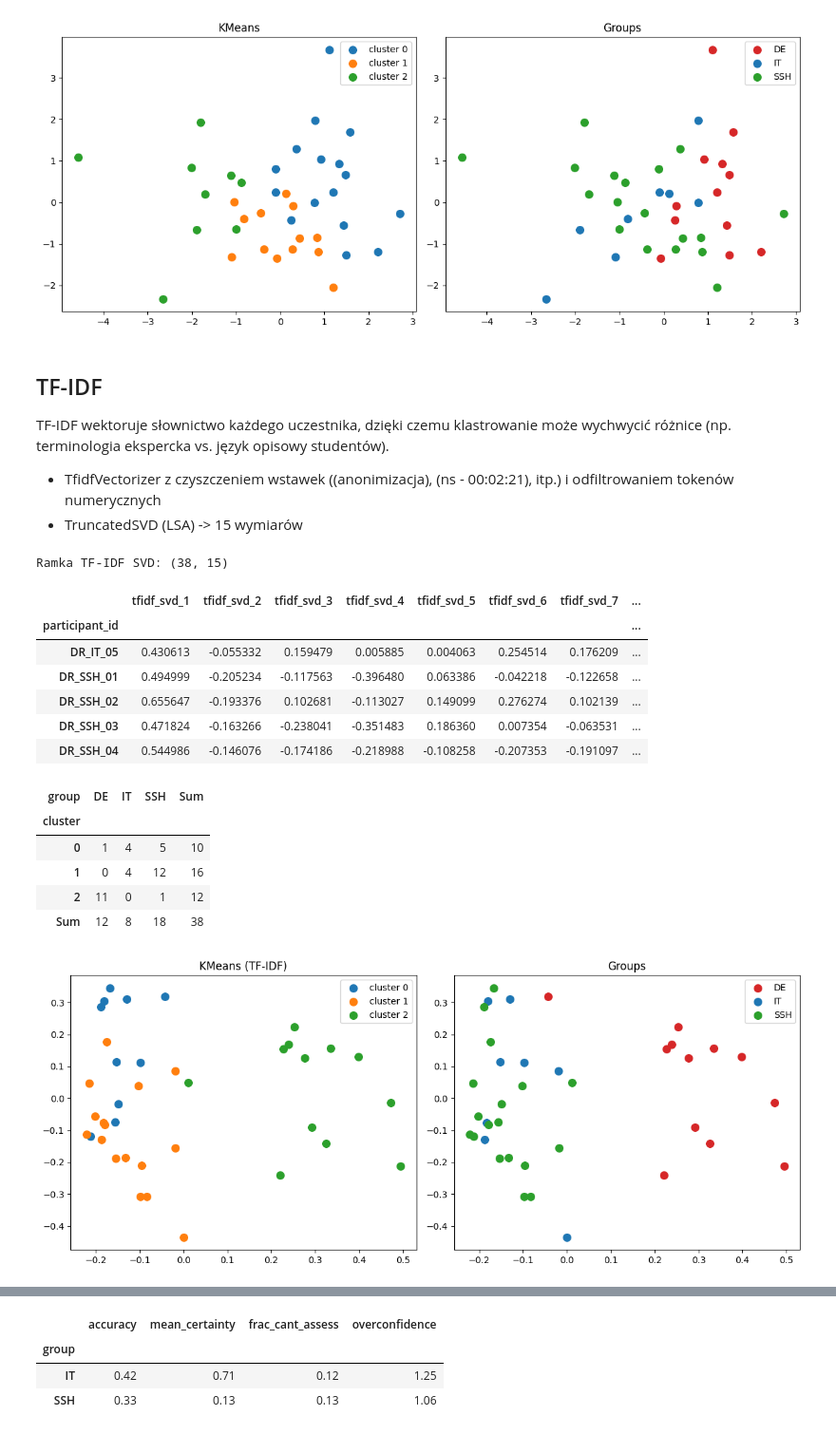
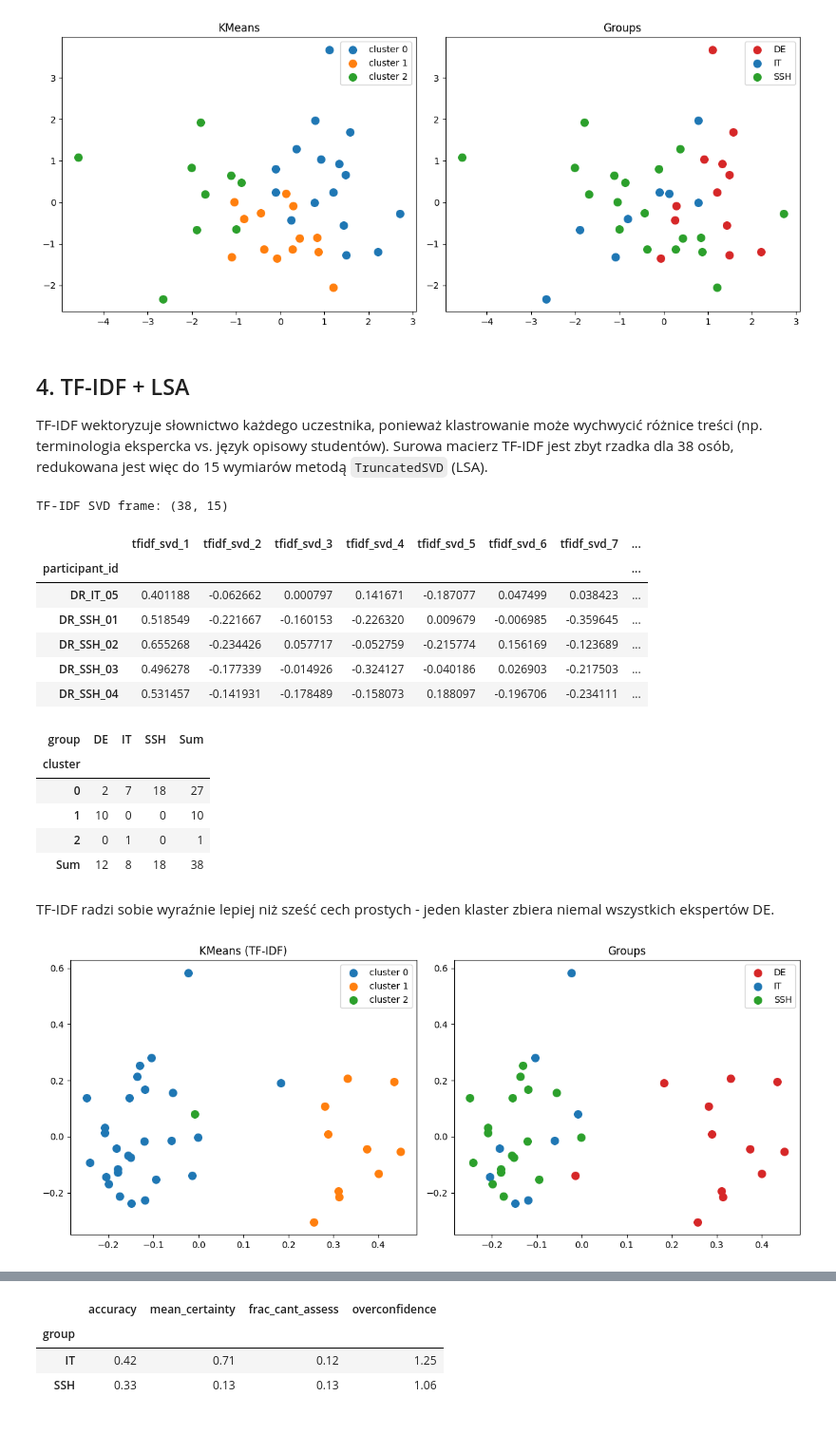
Before and after one commit to strek-o/xaifungi-analysis, a Jupyter notebook: analysis.ipynb, the cells around one changed output, grey strips where cells are left out. Shown at 95% size. Drawn from its saved outputs; the diff is of its cells as text; code cells hidden in the pictures.

```diff
--- a/analysis.ipynb
+++ b/analysis.ipynb
@@ -108,19 +173,11 @@ from sklearn.preprocessing import StandardScaler
 ids = feats.index.tolist()
 X_scaled = StandardScaler().fit_transform(feats.values)
 # %%
-from sklearn.cluster import KMeans
-
 kmeans = KMeans(n_clusters=3, random_state=42, n_init=20)
 clusters = kmeans.fit_predict(X_scaled)
 
-results = pd.DataFrame(
-    {
-        "participant_id": ids,
-        "cluster": clusters,
-    }
-)
+results = pd.DataFrame({"participant_id": ids, "cluster": clusters})
 results = results.merge(text_df[["participant_id", "group"]], on="participant_id")
-
 print(results["cluster"].value_counts().sort_index())
 # %% [output]
 cluster
@@ -164,37 +223,29 @@ plt.show()
 # %% [output]
 [figure]
 # %% [markdown]
-## TF-IDF
+## 4. TF-IDF + LSA
 
-TF-IDF wektoruje słownictwo każdego uczestnika, dzięki czemu klastrowanie może wychwycić różnice (np. terminologia ekspercka vs. język opisowy studentów).
-
-- TfidfVectorizer z czyszczeniem wstawek ((anonimizacja), (ns - 00:02:21), itp.) i odfiltrowaniem tokenów numerycznych
-- TruncatedSVD (LSA) -> 15 wymiarów
+TF-IDF wektoryzuje słownictwo każdego uczestnika, ponieważ klastrowanie może wychwycić różnice treści (np. terminologia ekspercka vs. język opisowy studentów). Surowa macierz TF-IDF jest zbyt rzadka dla 38 osób, redukowana jest więc do 15 wymiarów metodą `TruncatedSVD` (LSA).
 # %%
-from src.features import tfidf_svd_features, top_terms_per_cluster
-
 tfidf_feats = tfidf_svd_features(text_df, n_components=15)
-print("Ramka TF-IDF SVD:", tfidf_feats.shape)
+print("TF-IDF SVD frame:", tfidf_feats.shape)
 tfidf_feats.head()
 # %% [output]
-Ramka TF-IDF SVD: (38, 15)
+TF-IDF SVD frame: (38, 15)
 |  | tfidf_svd_1 | tfidf_svd_2 | tfidf_svd_3 | tfidf_svd_4 | tfidf_svd_5 | tfidf_svd_6 | tfidf_svd_7 | ... |
 | participant_id |  |  |  |  |  |  |  | ... |
-| DR_IT_05 | 0.430613 | -0.055332 | 0.159479 | 0.005885 | 0.004063 | 0.254514 | 0.176209 | ... |
-| DR_SSH_01 | 0.494999 | -0.205234 | -0.117563 | -0.396480 | 0.063386 | -0.042218 | -0.122658 | ... |
-| DR_SSH_02 | 0.655647 | -0.193376 | 0.102681 | -0.113027 | 0.149099 | 0.276274 | 0.102139 | ... |
-| DR_SSH_03 | 0.471824 | -0.163266 | -0.238041 | -0.351483 | 0.186360 | 0.007354 | -0.063531 | ... |
-| DR_SSH_04 | 0.544986 | -0.146076 | -0.174186 | -0.218988 | -0.108258 | -0.207353 | -0.191097 | ... |
+| DR_IT_05 | 0.401188 | -0.062662 | 0.000797 | 0.141671 | -0.187077 | 0.047499 | 0.038423 | ... |
+| DR_SSH_01 | 0.518549 | -0.221667 | -0.160153 | -0.226320 | 0.009679 | -0.006985 | -0.359645 | ... |
+| DR_SSH_02 | 0.655268 | -0.234426 | 0.057717 | -0.052759 | -0.215774 | 0.156169 | -0.123689 | ... |
+| DR_SSH_03 | 0.496278 | -0.177339 | -0.014926 | -0.324127 | -0.040186 | 0.026903 | -0.217503 | ... |
+| DR_SSH_04 | 0.531457 | -0.141931 | -0.178489 | -0.158073 | 0.188097 | -0.196706 | -0.234111 | ... |
 # %%
 X_tfidf = tfidf_feats.values
 kmeans_tfidf = KMeans(n_clusters=3, random_state=42, n_init=20)
 clusters_tfidf = kmeans_tfidf.fit_predict(X_tfidf)
 
 results_tfidf = pd.DataFrame(
-    {
-        "participant_id": tfidf_feats.index.tolist(),
-        "cluster": clusters_tfidf,
-    }
+    {"participant_id": tfidf_feats.index.tolist(), "cluster": clusters_tfidf}
 ).merge(text_df[["participant_id", "group"]], on="participant_id")
 
 pd.crosstab(
@@ -203,32 +254,33 @@ pd.crosstab(
 # %% [output]
 | group | DE | IT | SSH | Sum |
 | cluster |  |  |  |  |
-| 0 | 1 | 4 | 5 | 10 |
-| 1 | 0 | 4 | 12 | 16 |
-| 2 | 11 | 0 | 1 | 12 |
+| 0 | 2 | 7 | 18 | 27 |
+| 1 | 10 | 0 | 0 | 10 |
+| 2 | 0 | 1 | 0 | 1 |
 | Sum | 12 | 8 | 18 | 38 |
+# %% [markdown]
+TF-IDF radzi sobie wyraźnie lepiej niż sześć cech prostych - jeden klaster zbiera niemal wszystkich ekspertów DE.
 # %%
 X_tfidf_2d = PCA(n_components=2, random_state=42).fit_transform(X_tfidf)
 
 fig, axes = plt.subplots(1, 2, figsize=(12, 5))
 
 for c in sorted(results_tfidf["cluster"].unique()):
     mask = results_tfidf["cluster"] == c
     axes[0].scatter(
         X_tfidf_2d[mask, 0], X_tfidf_2d[mask, 1], label=f"cluster {c}", s=70
     )
 axes[0].set_title("KMeans (TF-IDF)")
 axes[0].legend()
 
-colors = {"DE": "tab:red", "IT": "tab:blue", "SSH": "tab:green"}
 for g, col in colors.items():
     mask = results_tfidf["group"] == g
     axes[1].scatter(X_tfidf_2d[mask, 0], X_tfidf_2d[mask, 1], label=g, s=70, c=col)
 axes[1].set_title("Groups")
 axes[1].legend()
 
 plt.tight_layout()
 plt.savefig("img/kmeans_tfidf.png", dpi=110, bbox_inches="tight")
 plt.show()
 # %% [output]
-[figure, old version]
+[figure, new version]
```
Also changed, not shown: parts of 63 cells of this notebook, 5 other files.
